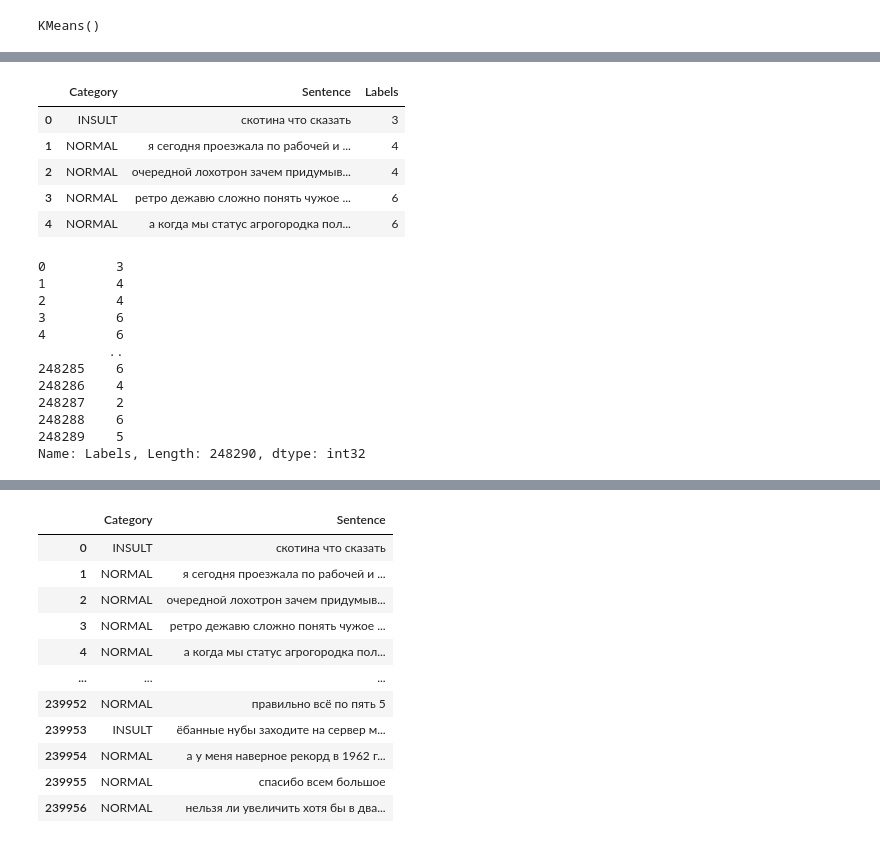
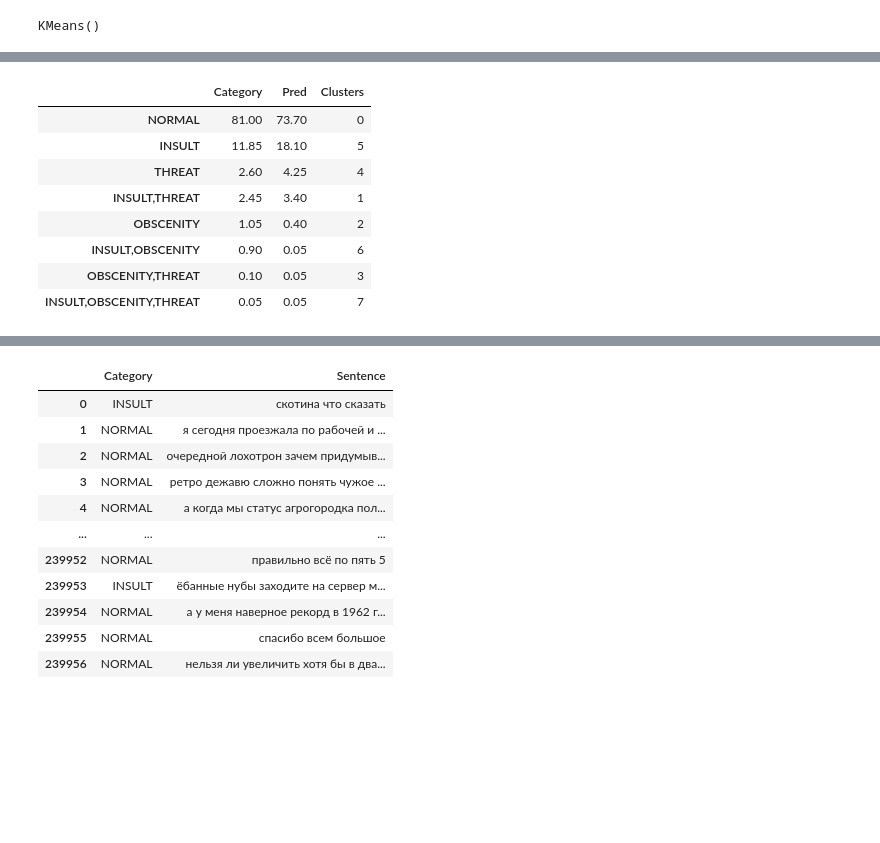
Before and after one commit to ignatovskiy/Data_Satanism, a Jupyter notebook: lab2_nlp/lab2_nlp.ipynb, the cells around one changed output, grey strips where cells are left out. Drawn from its saved outputs; the diff is of its cells as text; code cells hidden in the pictures; blank space fills up the shorter version.

```diff
--- a/lab2_nlp/lab2_nlp.ipynb
+++ b/lab2_nlp/lab2_nlp.ipynb
@@ -190,2 +199,12 @@ pd.Series(models_kmeans.labels_).hist()
 # %%
-data_ = df.copy()
+make_comparison(data, True)
+# %% [output]
+|  | Category | Pred | Clusters |
+| NORMAL | 81.00 | 73.70 | 0 |
+| INSULT | 11.85 | 18.10 | 5 |
+| THREAT | 2.60 | 4.25 | 4 |
+| INSULT,THREAT | 2.45 | 3.40 | 1 |
+| OBSCENITY | 1.05 | 0.40 | 2 |
+| INSULT,OBSCENITY | 0.90 | 0.05 | 6 |
+| OBSCENITY,THREAT | 0.10 | 0.05 | 3 |
+| INSULT,OBSCENITY,THREAT | 0.05 | 0.05 | 7 |
@@ -194,9 +210,0 @@ data_["Labels"] = models_kmeans.labels_
-# %%
-data_.head()
-# %% [output]
-|  | Category | Sentence | Labels |
-| 0 | INSULT | скотина что сказать | 3 |
-| 1 | NORMAL | я сегодня проезжала по рабочей и ... | 4 |
-| 2 | NORMAL | очередной лохотрон зачем придумыв... | 4 |
-| 3 | NORMAL | ретро дежавю сложно понять чужое ... | 6 |
-| 4 | NORMAL | а когда мы статус агрогородка пол... | 6 |
@@ -212,15 +210,0 @@ encoders["Category"] = encoder
-# %%
-data_["Labels"]
-# %% [output]
-0         3
-1         4
-2         4
-3         6
-4         6
-         ..
-248285    6
-248286    4
-248287    2
-248288    6
-248289    5
-Name: Labels, Length: 248290, dtype: int32
```
Also changed, not shown: parts of 54 cells of this notebook.
